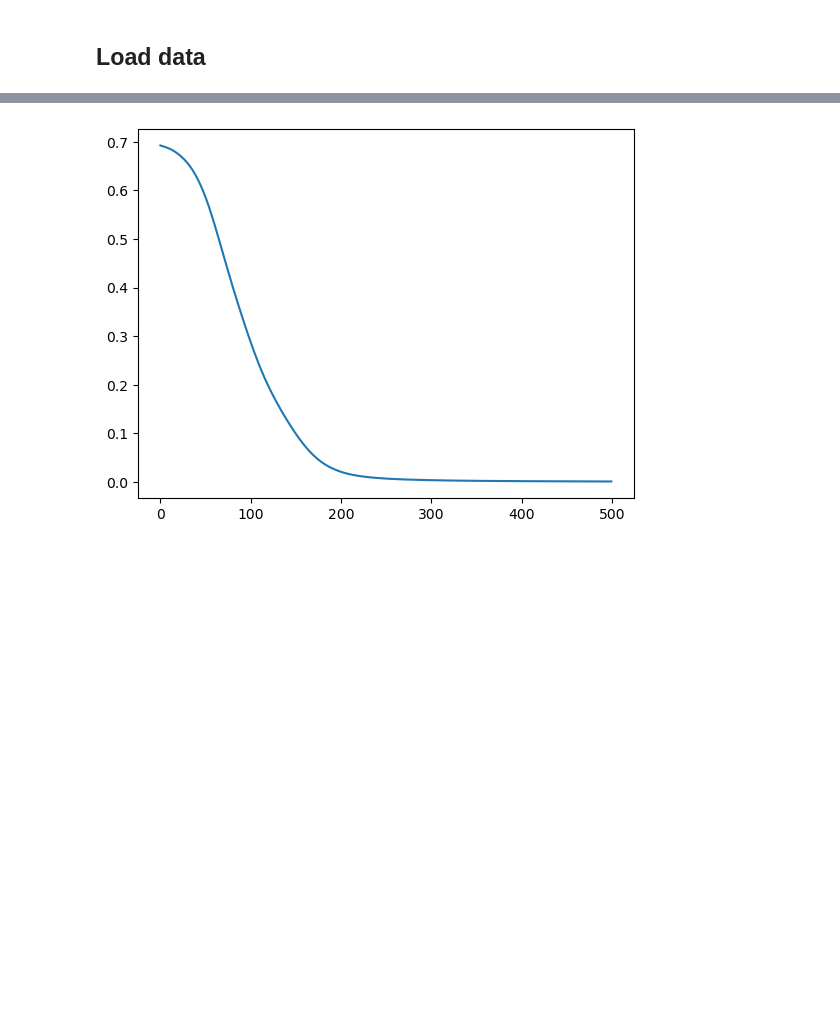
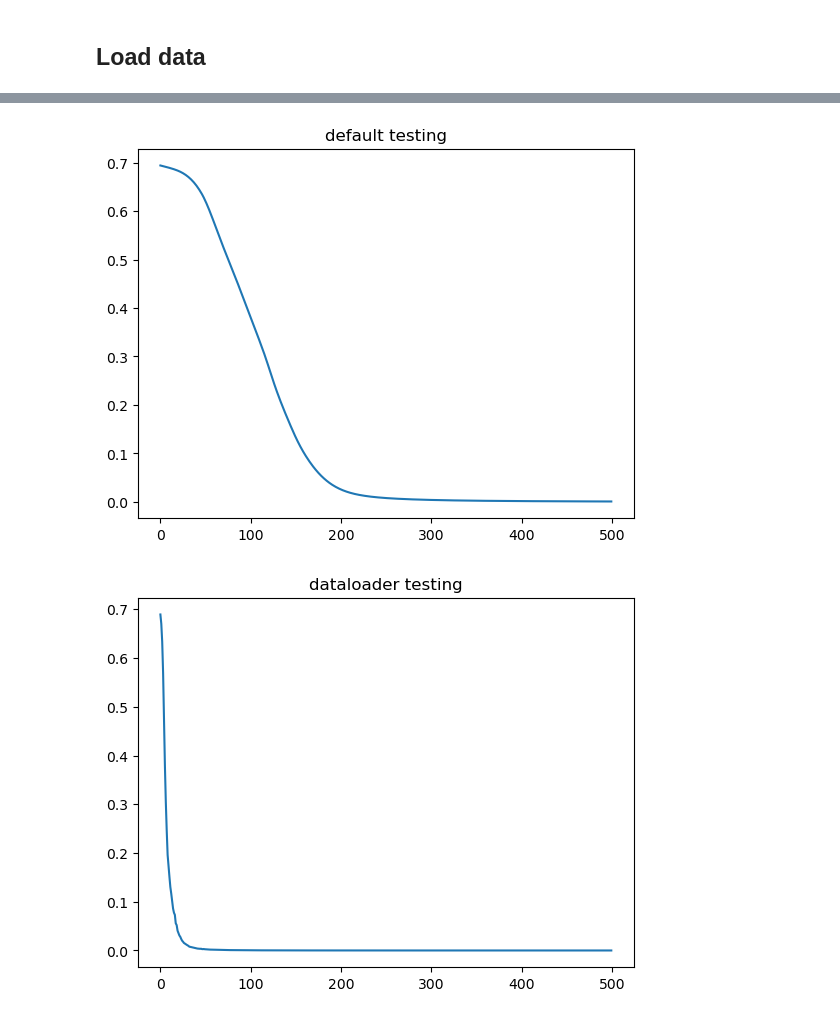
Before and after one commit to alexmarmaliuk/DL-course, a Jupyter notebook: lab 3/main.ipynb, the cells around one changed output, grey strips where cells are left out. Drawn from its saved outputs; the diff is of its cells as text; code cells hidden in the pictures; blank space fills up the shorter version.

Commit message:
dataset & dataloader added

```diff
--- a/lab 3/main.ipynb
+++ b/lab 3/main.ipynb
@@ -64,11 +83,24 @@ y = torch.tensor(labels).reshape(-1, 1).float()
+# %%
+class MyCustomDataset(Dataset):
+    def __init__(self, points, labels):
+        self.X = torch.tensor(points).float()
+        self.y = torch.tensor(labels).reshape(-1, 1).float()
+
+    def __len__(self):
+        assert(len(self.X) == len(self.y))
+        return len(self.X)
+
+    def __getitem__(self, idx):
+        return self.X[idx], self.y[idx]
+# %%
+MyDataset = MyCustomDataset(points, labels)
 # %%
 def test(
     layers: list[int],
     activations: list[nn.Module],
     epochs=100,
     lr=1e-3,
-    X=X,
-    y=y,
+    data = MyDataset,
     output=False,
     plot=True,
     debug=False,
@@ -83,18 +115,21 @@ def test(
         if (output):
             print(f'{epoch=}')
         optimizer.zero_grad()
-        outputs = model(X)
+        outputs = model(data.X)
 
         if debug:
             print(f'{outputs.shape=}')
-            print(f'{y.shape=}')
-            print(y[:5])
+            print(f'{data.y.shape=}')
+            print(data.y[:5])
             print(outputs[:5])
 
 
-        loss = criterion(outputs, y)
+        loss = criterion(outputs, data.y)
         loss.backward()
         optimizer.step()
         train_losses.append(loss.item())
+
     if (plot):
         plt.plot(train_losses)
+        plt.title('default testing')
+        plt.show()
@@ -112,14 +202,22 @@ test(
 # %%
 layers = [2, 20, 20, 20, 20, 1]
 activations = [nn.ReLU(), nn.ReLU(), nn.ReLU(), nn.ReLU(), nn.Sigmoid()]
 test(
     layers=layers,
     activations=activations,
     epochs=500,
     output=False
     )
+
+testDataloader(
+    layers=layers,
+    activations=activations,
+    epochs=500,
+    output=False
+    )
 # %% [output]
-[figure, old version]
+[figure, new version]
+[figure, added]
 # %%
 layers = [2, 50, 50, 1]
 activations = [nn.Hardswish(), nn.GELU(), nn.Sigmoid()]
```
Also changed, not shown: parts of 8 cells of this notebook, 1 other file.
